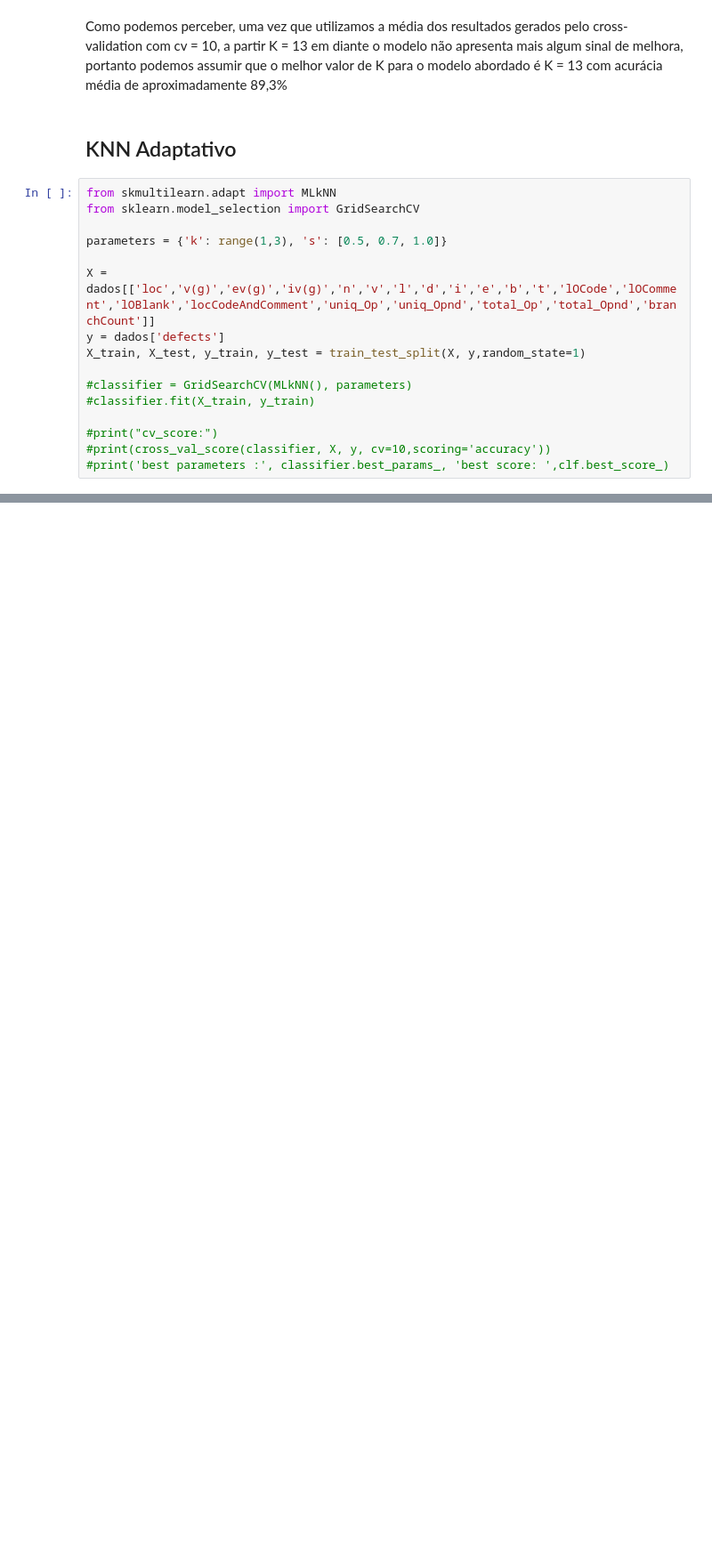
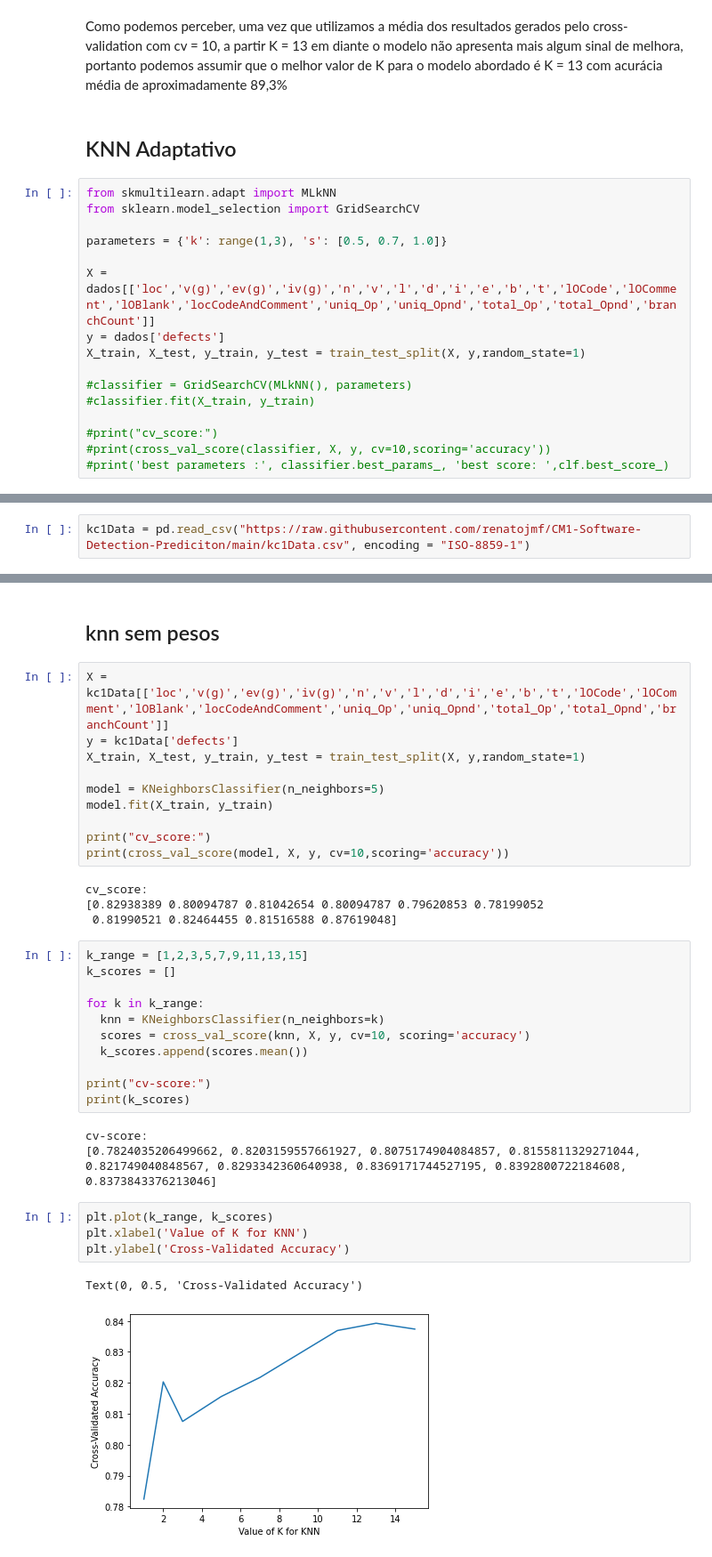
Before and after one commit to renatojmf/CM1-Software-Detection-Prediciton, a Jupyter notebook: swPrediction.ipynb, the cells around one changed output, grey strips where cells are left out. Shown at 89% size. Cells and saved outputs as stored; diff of their text form; blank space fills up the shorter version.

```diff
--- a/swPrediction.ipynb
+++ b/swPrediction.ipynb
@@ -151,0 +154,2 @@ X_train, X_test, y_train, y_test = train_test_split(X, y,random_state=1)
+# %%
+kc1Data = pd.read_csv("https://raw.githubusercontent.com/renatojmf/CM1-Software-Detection-Prediciton/main/kc1Data.csv", encoding = "ISO-8859-1")
@@ -151,0 +185,37 @@ X_train, X_test, y_train, y_test = train_test_split(X, y,random_state=1)
+# %% [markdown]
+## knn sem pesos
+# %%
+X = kc1Data[['loc','v(g)','ev(g)','iv(g)','n','v','l','d','i','e','b','t','lOCode','lOComment','lOBlank','locCodeAndComment','uniq_Op','uniq_Opnd','total_Op','total_Opnd','branchCount']]
+y = kc1Data['defects']
+X_train, X_test, y_train, y_test = train_test_split(X, y,random_state=1)
+
+model = KNeighborsClassifier(n_neighbors=5)
+model.fit(X_train, y_train)
+
+print("cv_score:")
+print(cross_val_score(model, X, y, cv=10,scoring='accuracy'))
+# %% [output]
+cv_score:
+[0.82938389 0.80094787 0.81042654 0.80094787 0.79620853 0.78199052
+ 0.81990521 0.82464455 0.81516588 0.87619048]
+# %%
+k_range = [1,2,3,5,7,9,11,13,15]
+k_scores = []
+
+for k in k_range:
+  knn = KNeighborsClassifier(n_neighbors=k)
+  scores = cross_val_score(knn, X, y, cv=10, scoring='accuracy')
+  k_scores.append(scores.mean())
+
+print("cv-score:")
+print(k_scores)
+# %% [output]
+cv-score:
+[0.7824035206499662, 0.8203159557661927, 0.8075174904084857, 0.8155811329271044, 0.821749040848567, 0.8293342360640938, 0.8369171744527195, 0.8392800722184608, 0.8373843376213046]
+# %%
+plt.plot(k_range, k_scores)
+plt.xlabel('Value of K for KNN')
+plt.ylabel('Cross-Validated Accuracy')
+# %% [output]
+Text(0, 0.5, 'Cross-Validated Accuracy')
+[figure, added]
```
Also changed, not shown: parts of 9 cells of this notebook.
